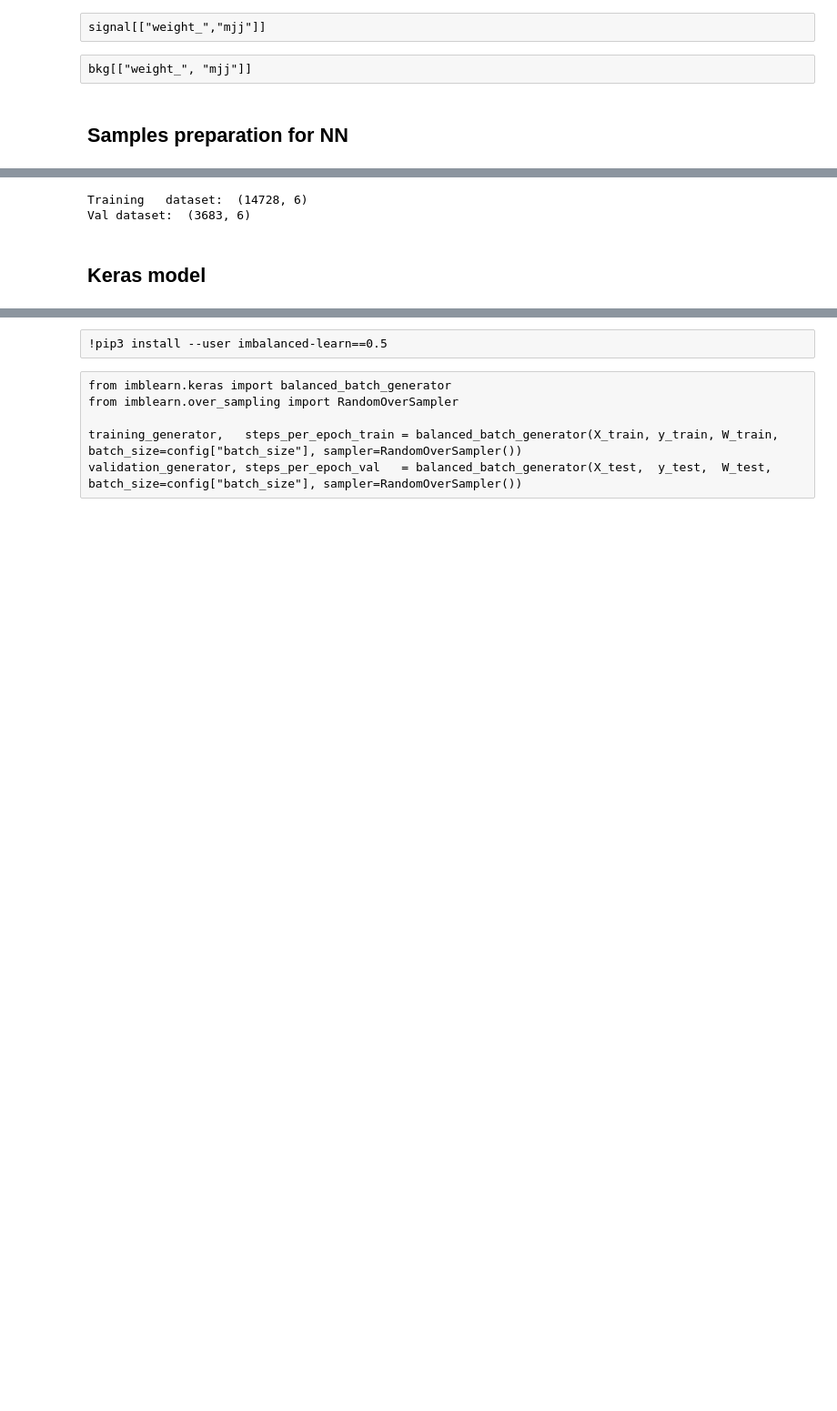
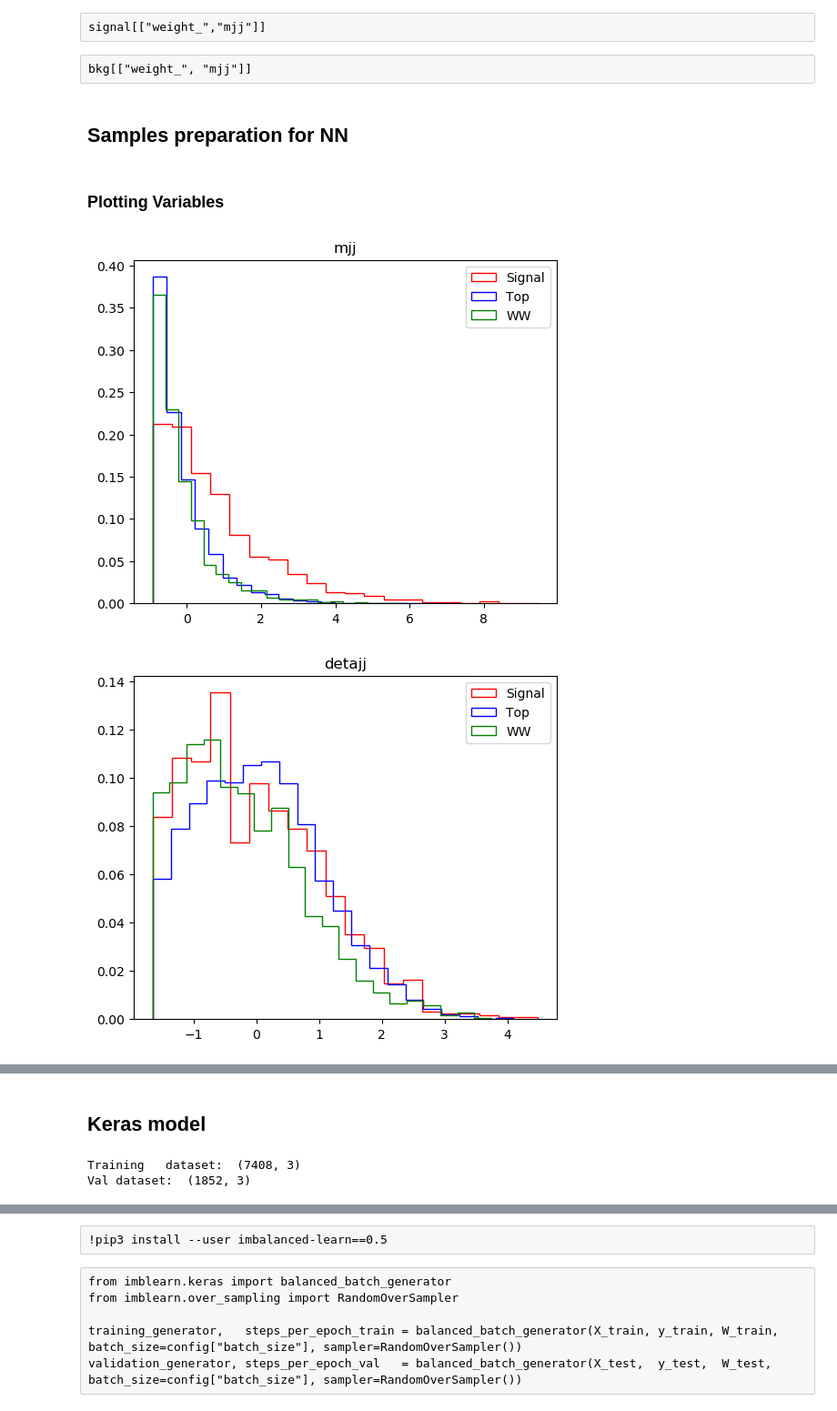
Before and after one commit to BiancaPinolini/ML_classification, a Jupyter notebook: Training-Reweight.ipynb, the cells around one changed output, grey strips where cells are left out. Shown at 91% size. Cells and saved outputs as stored; diff of their text form; code cells hidden in the pictures; blank space fills up the shorter version.

```diff
--- a/Training-Reweight.ipynb
+++ b/Training-Reweight.ipynb
@@ -9,18 +9,18 @@ config = {
     "plot_config":     "VBSOS",
     "cut":             "sr",
     "samples_version": "DNN_v7/top_WW_loose/highZ/train",
-    "model_version":   "new_DNN/highZ/other_model/v7",
-    "model_tag":       "2l_32n_l2_batchnorm_relu",
+    "model_version":   "new_DNN/highZ/other_model/test_8/v4",
+    "model_tag":       "2l_64n_l2_batchnorm_relu",
     "cols": [
             'mjj',
-            'jetpt1',
+#             'jetpt1',
             'detajj',
 #             'dphijj',
-            'ptll',
+#             'ptll',
 #             'dR_jl1',
 #             'dR_jl2',
-            'qgl_forward',
-            'qgl_central',
+#             'qgl_forward',
+#             'qgl_central',
 #             'jetpt2',
 #             'Zepp1',
 #             'Zepp2',
@@ -28,13 +28,13 @@ config = {
 #             'dphill',
 #             'mtw1',
 #             'mtw2',
-#             'Mll',
+            'Mll',
 #             'detall',
             ],
     "test_size": 0.2,
     "val_size": 0.0,
     "optimizer": "adam",
-    "batch_size": 32
+    "batch_size": 512
 }
 # %%
 import os
@@ -72,6 +72,8 @@ signal = signal.dropna()
 # %%
-signal["weight_norm"] = (signal['mjj']<2000)*signal["weight_norm"]+(signal['mjj']>=2000)*5*(signal['mjj']/2000)*signal["weight_norm"]
-bkg["weight_norm"] = (bkg['mjj']<2000)*bkg["weight_norm"]+(bkg['mjj']>=2000)*5*(bkg['mjj']/2000)*bkg["weight_norm"]
+# signal["weight_norm"] = (signal['mjj']<2000)*signal["weight_norm"]+(signal['mjj']>=2000)*5*(signal['mjj']/2000)*signal["weight_norm"]
+# bkg["weight_norm"] = (bkg['mjj']<2000)*bkg["weight_norm"]+(bkg['mjj']>=2000)*5*(bkg['mjj']/2000)*bkg["weight_norm"]
+# %%
+bkg["weight_norm"] = bkg["weight_norm"]*2
 # %% [raw]
 signal[["weight_","mjj"]]
 # %% [raw]
@@ -99,3 +101,28 @@ Wnn = np.hstack([Wnn_sig, Wnn_bkg])
 scaler = StandardScaler()
 X_scaled = scaler.fit_transform(X)
 pickle.dump(scaler, open(f"{model_dir}/scaler_model.pkl", "wb"))
+# %% [markdown]
+### Plotting Variables
+# %%
+top = scaler.transform(bkg[bkg.sample_name=="top"][config["cols"]].values)
+WW =scaler.transform(bkg[bkg.sample_name=="WW"][config["cols"]].values)
+
+for idx,col in enumerate(config["cols"]):
+    fig = plt.figure(figsize=(6,5), dpi=100)
+
+    weights_sig = np.ones_like(X_scaled[Y==1,idx])/float(len(X_scaled[Y==1,idx]))
+    weights_top = np.ones_like(top[:,idx])/float(len(top[:,idx]))
+    weights_WW = np.ones_like(WW[:,idx])/float(len(WW[:,idx]))
+
+    _ = plt.hist(X_scaled[Y==1,idx], bins=20, histtype="step", weights=weights_sig, label="Signal", color='red')
+    _ = plt.hist(top[:,idx], bins=20, histtype="step", weights=weights_top, label="Top", color='blue')
+    _ = plt.hist(WW[:,idx], bins=20, histtype="step", weights=weights_WW, label="WW", color='green')
+
+#     plt.scaley('log')
+
+    plt.legend()
+    plt.title(col)
+    plt.show()
+# %% [output]
+[figure, added]
+[figure, added]
@@ -102,13 +130,13 @@ pickle.dump(scaler, open(f"{model_dir}/scaler_model.pkl", "wb"))
+# %% [markdown]
+## Keras model
 # %%
 X_train, X_test, y_train, y_test, W_train, W_test , Wnn_train, Wnn_test = train_test_split(X_scaled, Y,  W, Wnn, test_size=config["test_size"], random_state=42, stratify=Y)
 
 print("Training   dataset: ", X_train.shape)
 print("Val dataset: ", X_test.shape)
 # %% [output]
-Training   dataset:  (14728, 6)
-Val dataset:  (3683, 6)
+Training   dataset:  (7408, 3)
+Val dataset:  (1852, 3)
-# %% [markdown]
-## Keras model
 # %%
 %load_ext autoreload
 # %%
```
Also changed, not shown: parts of 9 cells of this notebook, 3 other files.
